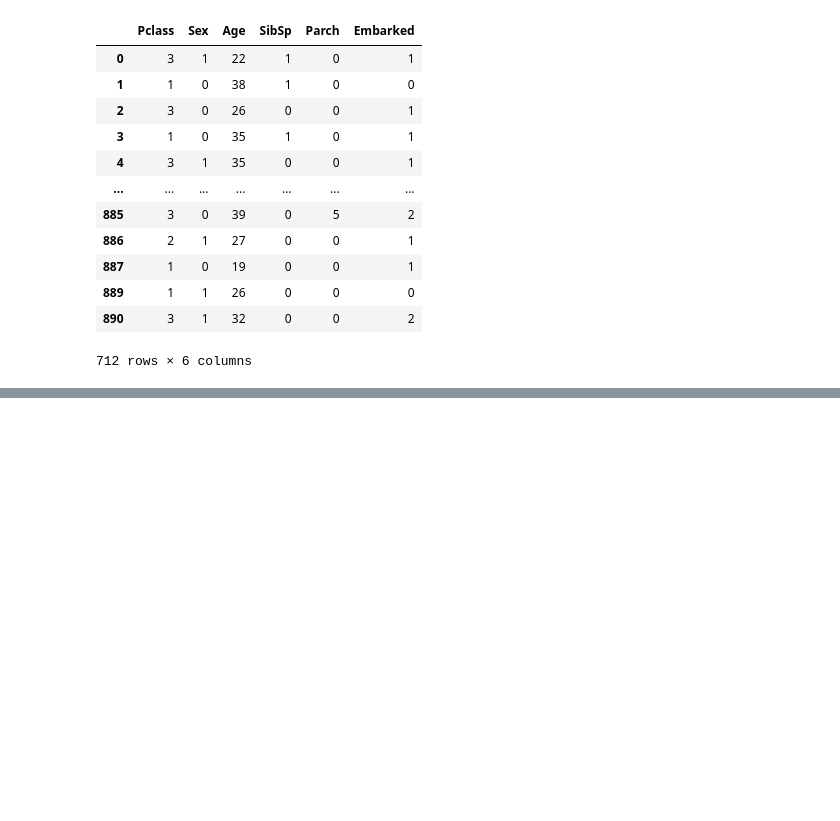
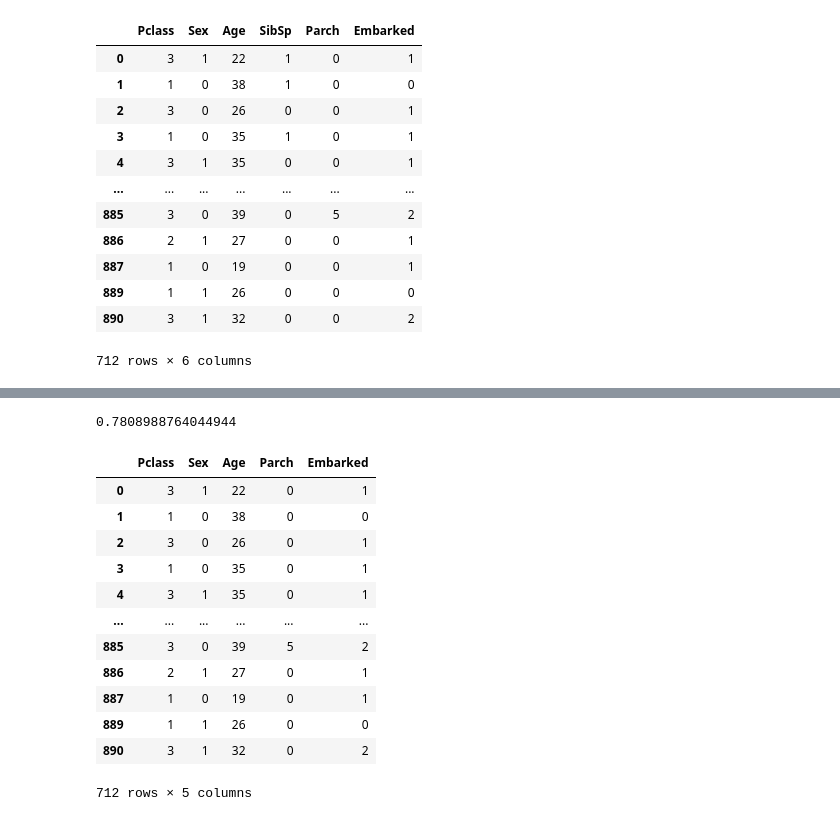
Before and after one commit to M4thez/titanic-machine-learning, a Jupyter notebook: titanic-model-experimental.ipynb, the cells around one changed output, grey strips where cells are left out. Drawn from its saved outputs; the diff is of its cells as text; code cells hidden in the pictures; blank space fills up the shorter version.

Commit message:
Added summary of accuracy

```diff
--- a/titanic-model-experimental.ipynb
+++ b/titanic-model-experimental.ipynb
@@ -32,6 +33,10 @@ def data_prep(set):
     set['Embarked'] = set['Embarked'].replace('Q', 2)
     set['Age'] = set['Age'].astype(np.int64)
     return set
+
+def data_prep_family_drop(set):
+    set = set.drop(columns=['SibSp','SibSp'])
+    return set
 # %%
 train_set = data_prep(train_set)
 train_set
@@ -181,0 +188,5 @@ weighted avg       0.80      0.80      0.80       178
+# %%
+Random_forest_family = accuracy_score(y_test, y_pred)
+print(accuracy_score(y_test, y_pred))
+# %% [output]
+0.7808988764044944
@@ -181,0 +195,17 @@ weighted avg       0.80      0.80      0.80       178
+# %%
+train_set = data_prep_family_drop(train_set)
+train_set
+# %% [output]
+|  | Pclass | Sex | Age | Parch | Embarked |
+| 0 | 3 | 1 | 22 | 0 | 1 |
+| 1 | 1 | 0 | 38 | 0 | 0 |
+| 2 | 3 | 0 | 26 | 0 | 1 |
+| 3 | 1 | 0 | 35 | 0 | 1 |
+| 4 | 3 | 1 | 35 | 0 | 1 |
+| ... | ... | ... | ... | ... | ... |
+| 885 | 3 | 0 | 39 | 5 | 2 |
+| 886 | 2 | 1 | 27 | 0 | 1 |
+| 887 | 1 | 0 | 19 | 0 | 1 |
+| 889 | 1 | 1 | 26 | 0 | 0 |
+| 890 | 3 | 1 | 32 | 0 | 2 |
+712 rows × 5 columns
```
Also changed, not shown: parts of 27 cells of this notebook.
